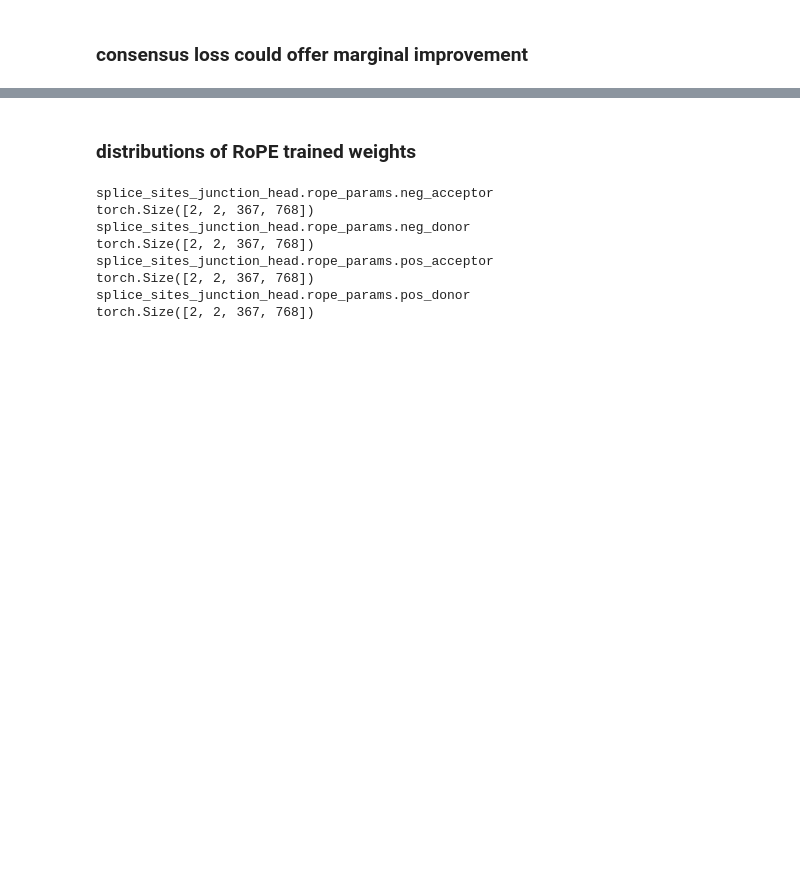
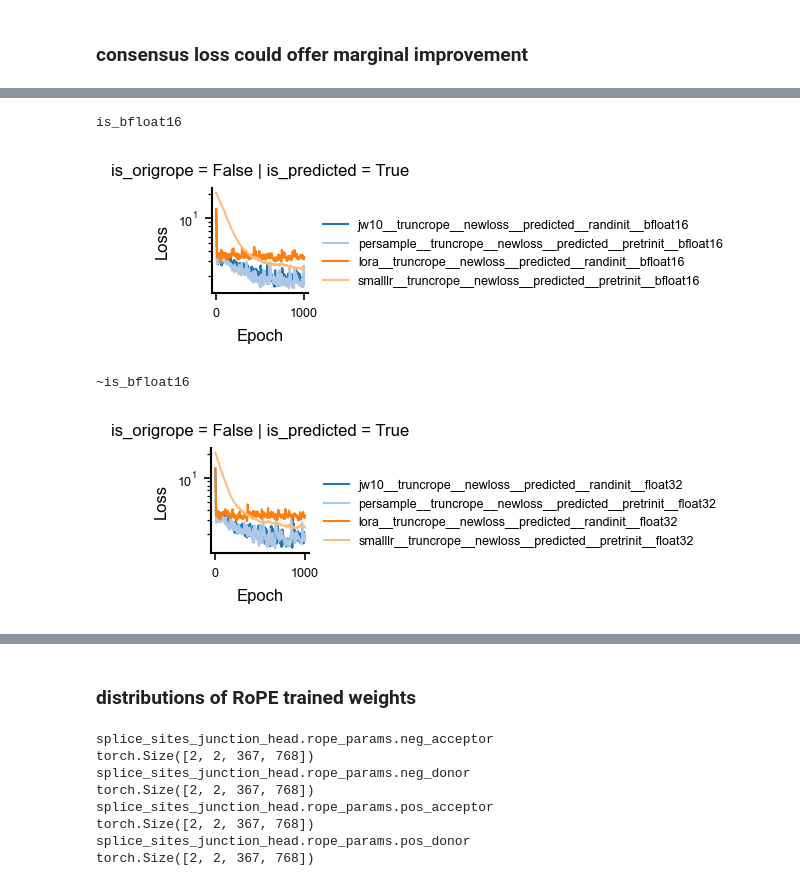
Before and after one commit to MiqG/alphagenome_finetuning_rna, a Jupyter notebook: figures/overfitting_single.ipynb, the cells around one changed output, grey strips where cells are left out. Cells and saved outputs as stored; diff of their text form; code cells hidden in the pictures; blank space fills up the shorter version.

```diff
--- a/figures/overfitting_single.ipynb
+++ b/figures/overfitting_single.ipynb
@@ -440,0 +443,3 @@ is_bfloat16
+# %%
+X = logs.query("run_name.str.contains('fix_splice_junctions')")
+X["run_name"].unique()
@@ -440,0 +457,48 @@ is_bfloat16
+# %%
+x = (
+    X[
+        ["epoch","density","run_name","val_loss_splice_junctions_loss"]
+    ].drop_duplicates()
+    .melt(id_vars=["epoch","density","run_name"], var_name="modality", value_name="loss")
+    .assign(modality=lambda d: d["modality"].str.replace("val_loss_","").str.replace("_loss",""))
+)
+x["is_pretrained"] = x["run_name"].str.contains("pretrinit")
+x["is_predicted"] = x["run_name"].str.contains("predicted")
+x["is_origrope"] = x["run_name"].str.contains("origrope")
+x["is_bfloat16"] = x["run_name"].str.contains("bfloat16")
+x["run_name"] = x["run_name"].str.replace("fix_splice_junctions__","")
+
+for dtype in ["is_bfloat16","~is_bfloat16"]:
+
+    print(dtype)
+    if dtype=="is_bfloat16":
+        data = x[x["is_bfloat16"]]
+    else:
+        data = x[~x["is_bfloat16"]]
+
+    g = sns.relplot(
+        kind="line",
+        data=data,
+        x="epoch",
+        y="loss",
+        hue="run_name", palette="tab20",
+        col="is_predicted",
+        row="is_origrope",
+        linewidth=1,
+        facet_kws=dict(sharey=True),
+        height=3.5*cm, aspect=1.3
+    )
+
+    g.set(
+        xlabel="Epoch",
+        ylabel="Loss",
+        yscale="log",
+    )
+    g.legend.set_title("")
+
+    plt.show()
+# %% [output]
+is_bfloat16
+[figure, added]
+~is_bfloat16
+[figure, added]
```
Also changed, not shown: parts of 12 cells of this notebook, 4 other files.
